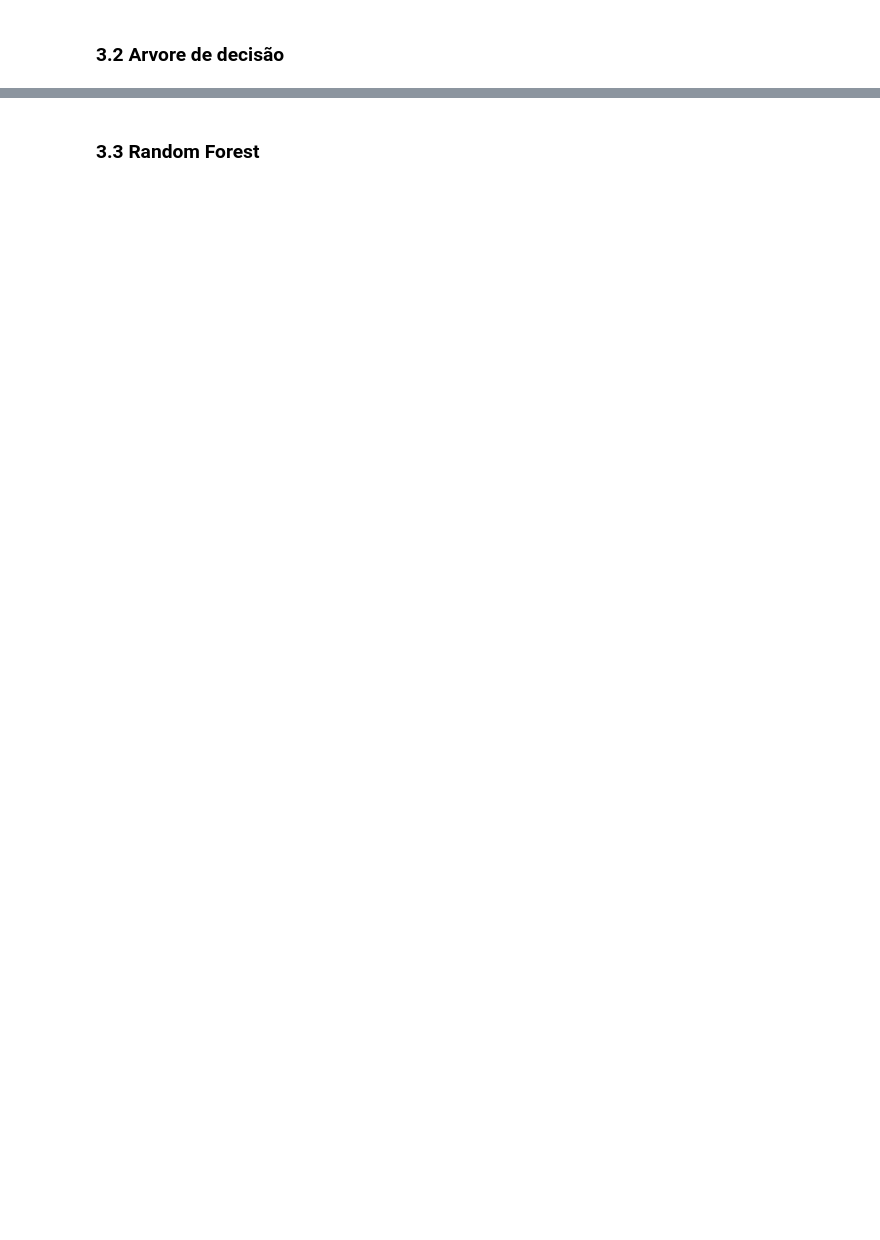
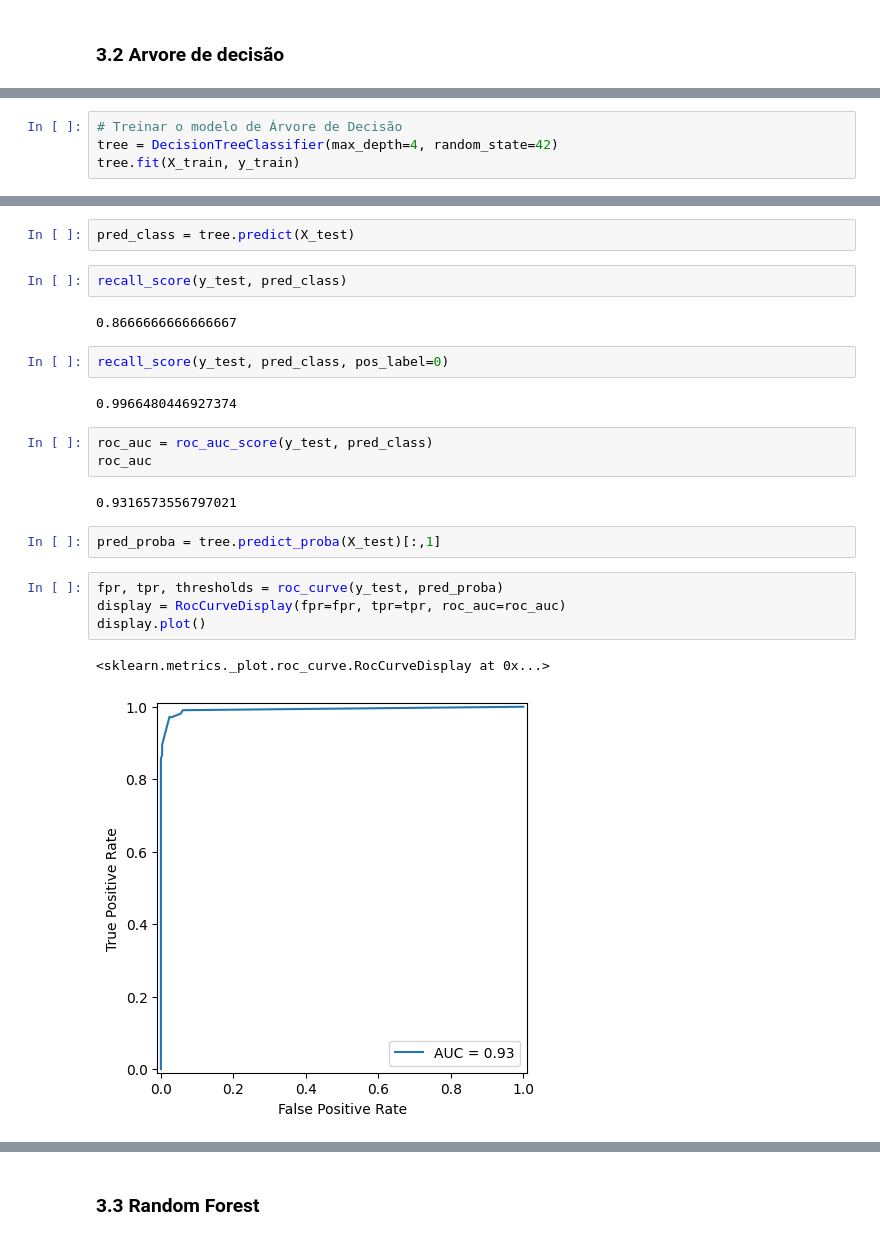
Before and after one commit to KesleyJS/TrabalhoML, a Jupyter notebook: TrabalhoPratico/notebook/trabalhoPratico.ipynb, the cells around one changed output, grey strips where cells are left out. Cells and saved outputs as stored; diff of their text form; blank space fills up the shorter version.

```diff
--- a/TrabalhoPratico/notebook/trabalhoPratico.ipynb
+++ b/TrabalhoPratico/notebook/trabalhoPratico.ipynb
@@ -396,0 +456,4 @@ Matriz de Confusão:
+# %%
+# Treinar o modelo de Árvore de Decisão
+tree = DecisionTreeClassifier(max_depth=4, random_state=42)
+tree.fit(X_train, y_train)
@@ -396,0 +509,24 @@ Matriz de Confusão:
+# %%
+pred_class = tree.predict(X_test)
+# %%
+recall_score(y_test, pred_class)
+# %% [output]
+0.8666666666666667
+# %%
+recall_score(y_test, pred_class, pos_label=0)
+# %% [output]
+0.9966480446927374
+# %%
+roc_auc = roc_auc_score(y_test, pred_class)
+roc_auc
+# %% [output]
+0.9316573556797021
+# %%
+pred_proba = tree.predict_proba(X_test)[:,1]
+# %%
+fpr, tpr, thresholds = roc_curve(y_test, pred_proba)
+display = RocCurveDisplay(fpr=fpr, tpr=tpr, roc_auc=roc_auc)
+display.plot()
+# %% [output]
+<sklearn.metrics._plot.roc_curve.RocCurveDisplay at 0x...>
+[figure, added]
```
Also changed, not shown: parts of 61 cells of this notebook.
